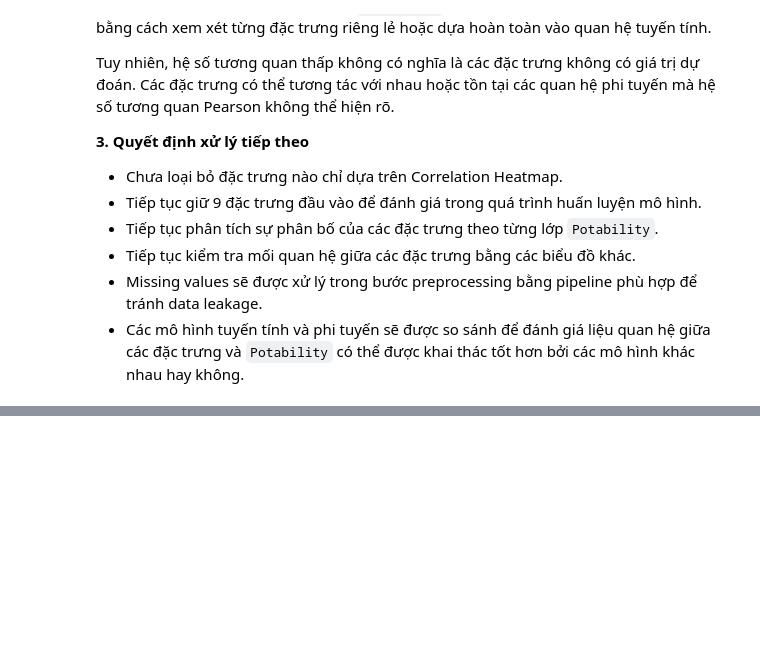
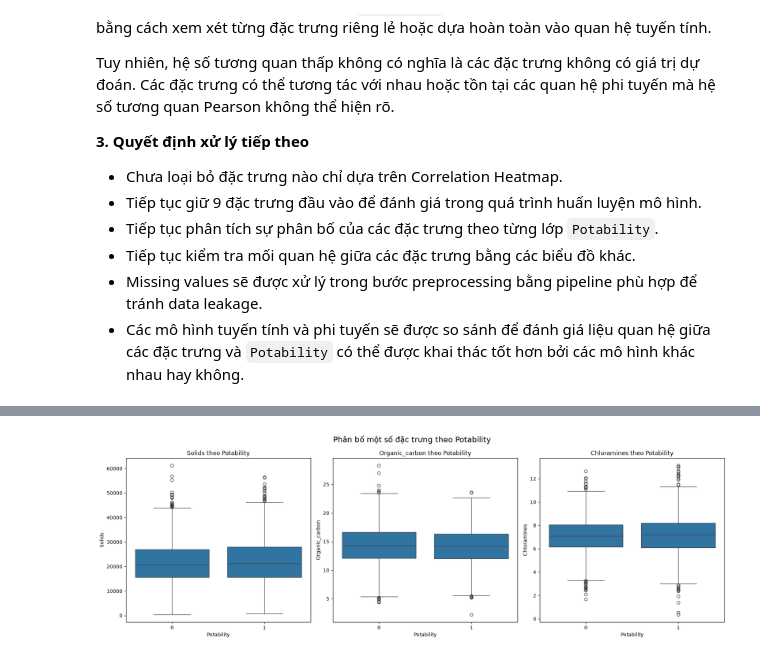
Before and after one commit to hoangthiyen01112005-ux/WaterQualityProject, a Jupyter notebook: ai-models/colab/01_eda.ipynb, the cells around one changed output, grey strips where cells are left out. Saved outputs shown, nothing was run; the diff lists cells and outputs as text; code cells hidden in the pictures; blank space fills up the shorter version.

Commit message:
eda: add feature vs potability analysis

```diff
--- a/ai-models/colab/01_eda.ipynb
+++ b/ai-models/colab/01_eda.ipynb
@@ -279,0 +292,14 @@ Tuy nhiên, hệ số tương quan thấp không có nghĩa là các đặc trư
+# %%
+selected_features = [
+    "Solids",
+    "Organic_carbon",
+    "Chloramines"
+]
+
+group_statistics = (
+    df.groupby("Potability")[selected_features]
+    .agg(["mean", "median", "std"])
+    .round(2)
+)
+
+group_statistics
@@ -279,0 +312,24 @@ Tuy nhiên, hệ số tương quan thấp không có nghĩa là các đặc trư
+# %%
+fig, axes = plt.subplots(1, 3, figsize=(18, 6))
+
+for ax, feature in zip(axes, selected_features):
+    sns.boxplot(
+        data=df,
+        x="Potability",
+        y=feature,
+        ax=ax
+    )
+
+    ax.set_title(f"{feature} theo Potability")
+    ax.set_xlabel("Potability")
+    ax.set_ylabel(feature)
+
+plt.suptitle(
+    "Phân bố một số đặc trưng theo Potability",
+    fontsize=16
+)
+
+plt.tight_layout()
+plt.show()
+# %% [output]
+[figure, added]
```
Also changed, not shown: parts of 4 cells of this notebook, 1 other file.
